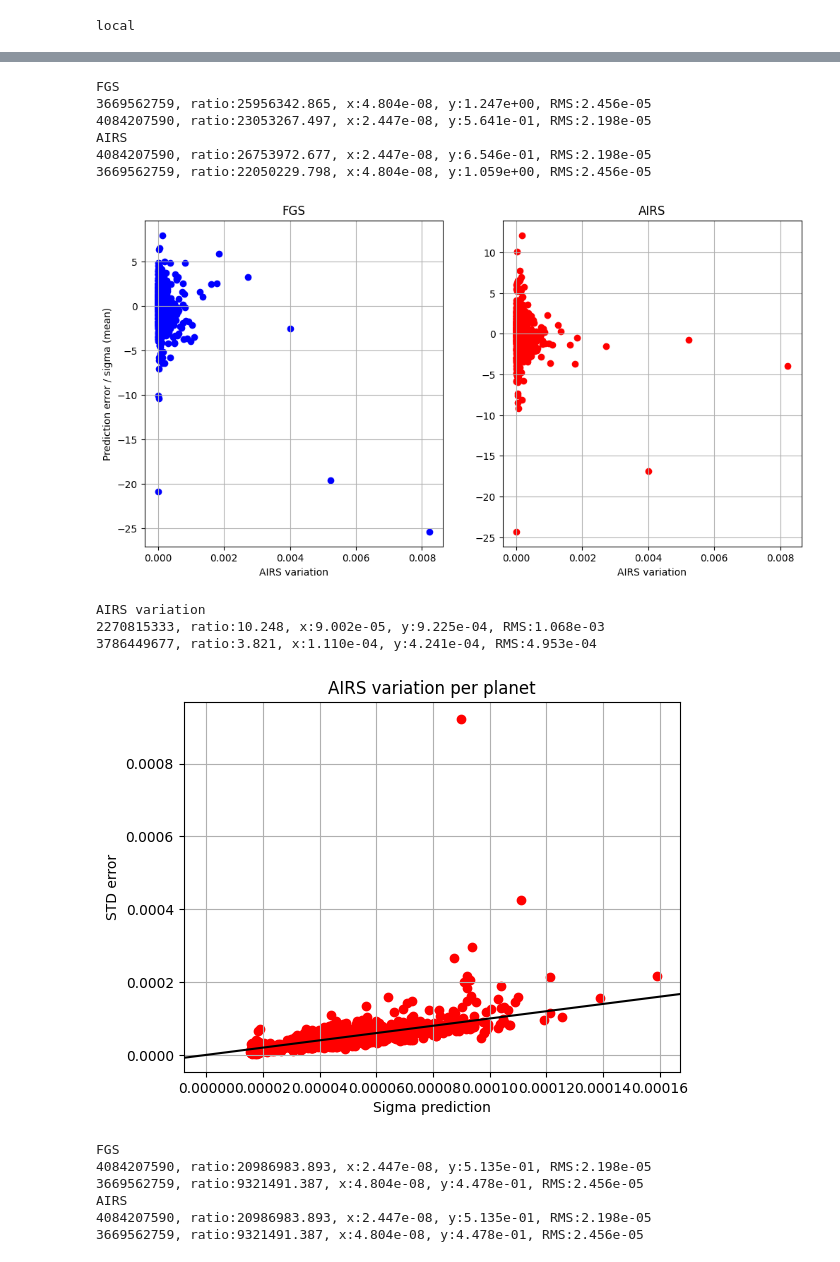
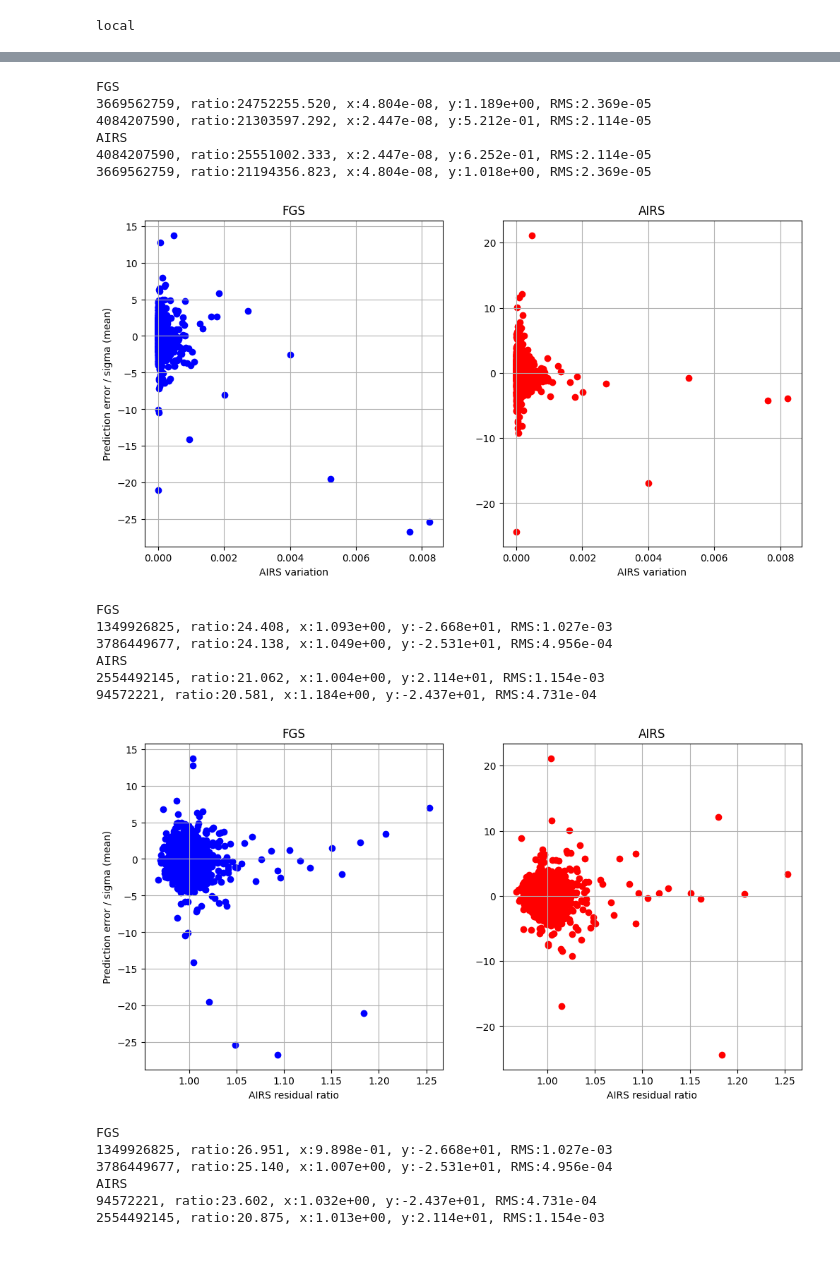
Before and after one commit to jcottaar/ariel2, a Jupyter notebook: evaluate_model.ipynb, the cells around one changed output, grey strips where cells are left out. Drawn from its saved outputs; the diff is of its cells as text; code cells hidden in the pictures.

```diff
--- a/evaluate_model.ipynb
+++ b/evaluate_model.ipynb
@@ -58,10 +58,10 @@ model = ariel_model.baseline_model()
 model.model.run_in_parallel = True
 todo['Baseline'] = model
 
-model = ariel_model.baseline_model()
-model.model.run_in_parallel = True
-model.model = ariel_model.MultiTransit(model=model.model)
-todo['Multi-transit'] = model
+# model = ariel_model.baseline_model()
+# model.model.run_in_parallel = True
+# model.model = ariel_model.MultiTransit(model=model.model)
+# todo['Multi-transit'] = model
 # %%
 
 kgs.sanity_checks_active = True
@@ -165,9 +177,9 @@ def report_extreme_ratios(x,y,name):
 
 
 fname_list = [fname(k) for k in todo.keys()]
-fname_list = ['evaluate_model_Baseline__989.pickle', 'evaluate_model_Baseline__110.pickle', 'evaluate_model_Multi-transit__110.pickle']
+#fname_list = ['evaluate_model_Baseline__989.pickle', 'evaluate_model_Baseline__110.pickle', 'evaluate_model_Multi-transit__110.pickle']
 for f in fname_list:
-    (inferred_data,train_data_here,model,_) = kgs.dill_load(kgs.temp_dir+f)
+    (inferred_data,train_data_here,model,_) = kgs.dill_load(f)
     if ignore_bad_planets:
         inferred_data = filter_bad_data(inferred_data)
         train_data_here = filter_bad_data(train_data_here)
@@ -251,6 +263,22 @@ for f in fname_list:
         report_extreme_ratios(x,y,name)
     plot_two_sensors(plot_mean_error_vs_sigma, 'AIRS variation', 'Prediction error / sigma (mean)', lambda:0)
 
+    def plot_mean_error_vs_sigma(slic,col, name):
+        x = [d.diagnostics['simple_residual_diff_AIRS'] for d in inferred_data]
+        y = np.mean(error_matrix[:,slic],1) / np.array([np.sqrt(np.sum(d.spectrum_cov[slic,slic])/(slic.stop-slic.start)**2) for d in inferred_data])
+        #y = np.mean(error_matrix[:,slic],1)
+        plt.scatter(x,y,color = col)
+        report_extreme_ratios(x,y,name)
+    plot_two_sensors(plot_mean_error_vs_sigma, 'AIRS residual ratio', 'Prediction error / sigma (mean)', lambda:0)
+
+    def plot_mean_error_vs_sigma(slic,col, name):
+        x = [d.diagnostics['simple_residual_diff_FGS'] for d in inferred_data]
+        y = np.mean(error_matrix[:,slic],1) / np.array([np.sqrt(np.sum(d.spectrum_cov[slic,slic])/(slic.stop-slic.start)**2) for d in inferred_data])
+        #y = np.mean(error_matrix[:,slic],1)
+        plt.scatter(x,y,color = col)
+        report_extreme_ratios(x,y,name)
+    plot_two_sensors(plot_mean_error_vs_sigma, 'FGS residual ratio', 'Prediction error / sigma (mean)', lambda:0)
+
     plt.figure(); basics()
     plt.title('AIRS variation per planet')
     plt.xlabel('Sigma prediction')
@@ -305,17 +333,20 @@ AIRS
 FGS
-3669562759, ratio:25956342.865, x:4.804e-08, y:1.247e+00, RMS:2.456e-05
-4084207590, ratio:23053267.497, x:2.447e-08, y:5.641e-01, RMS:2.198e-05
+3669562759, ratio:24752255.520, x:4.804e-08, y:1.189e+00, RMS:2.369e-05
+4084207590, ratio:21303597.292, x:2.447e-08, y:5.212e-01, RMS:2.114e-05
 AIRS
-4084207590, ratio:26753972.677, x:2.447e-08, y:6.546e-01, RMS:2.198e-05
-3669562759, ratio:22050229.798, x:4.804e-08, y:1.059e+00, RMS:2.456e-05
+4084207590, ratio:25551002.333, x:2.447e-08, y:6.252e-01, RMS:2.114e-05
+3669562759, ratio:21194356.823, x:4.804e-08, y:1.018e+00, RMS:2.369e-05
-[figure, old version]
+[figure, new version]
-AIRS variation
-2270815333, ratio:10.248, x:9.002e-05, y:9.225e-04, RMS:1.068e-03
-3786449677, ratio:3.821, x:1.110e-04, y:4.241e-04, RMS:4.953e-04
+FGS
+1349926825, ratio:24.408, x:1.093e+00, y:-2.668e+01, RMS:1.027e-03
+3786449677, ratio:24.138, x:1.049e+00, y:-2.531e+01, RMS:4.956e-04
+AIRS
+2554492145, ratio:21.062, x:1.004e+00, y:2.114e+01, RMS:1.154e-03
+94572221, ratio:20.581, x:1.184e+00, y:-2.437e+01, RMS:4.731e-04
-[figure, old version]
+[figure, new version]
 FGS
-4084207590, ratio:20986983.893, x:2.447e-08, y:5.135e-01, RMS:2.198e-05
-3669562759, ratio:9321491.387, x:4.804e-08, y:4.478e-01, RMS:2.456e-05
+1349926825, ratio:26.951, x:9.898e-01, y:-2.668e+01, RMS:1.027e-03
+3786449677, ratio:25.140, x:1.007e+00, y:-2.531e+01, RMS:4.956e-04
 AIRS
-4084207590, ratio:20986983.893, x:2.447e-08, y:5.135e-01, RMS:2.198e-05
-3669562759, ratio:9321491.387, x:4.804e-08, y:4.478e-01, RMS:2.456e-05
+94572221, ratio:23.602, x:1.032e+00, y:-2.437e+01, RMS:4.731e-04
+2554492145, ratio:20.875, x:1.013e+00, y:2.114e+01, RMS:1.154e-03
```
Also changed, not shown: parts of 3 cells of this notebook, 4 other files.
